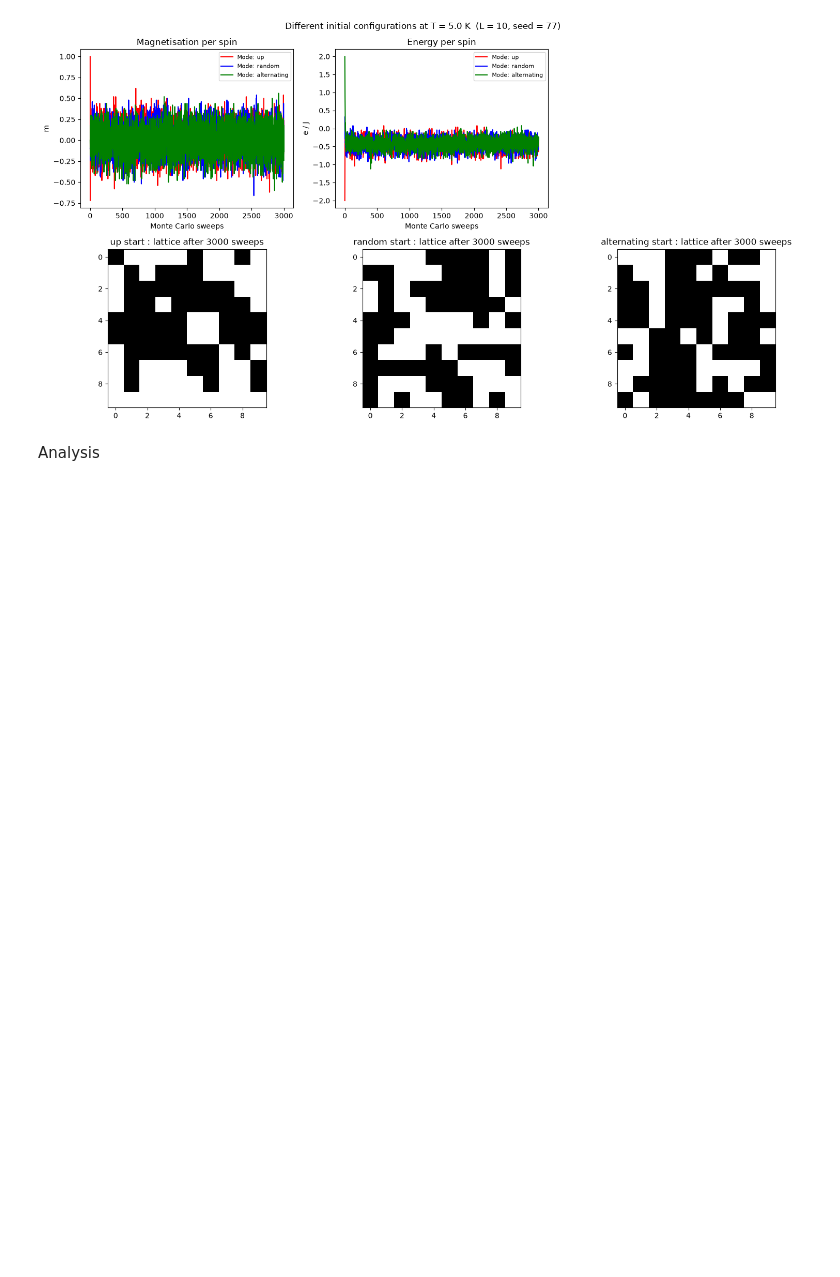
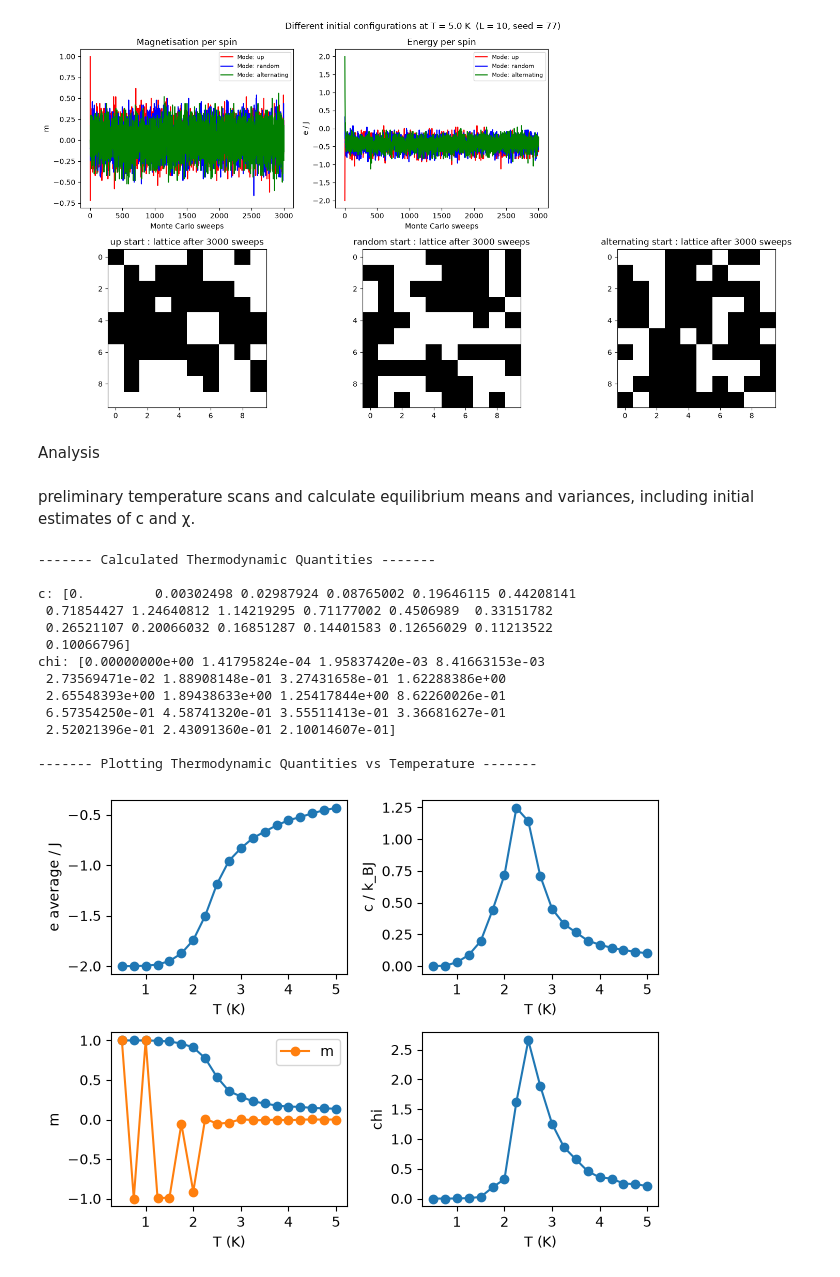
Before and after one commit to eateatyumm-kk/codingchallenge, a Jupyter notebook: main.ipynb, the cells around one changed output. Drawn from its saved outputs; the diff is of its cells as text; code cells hidden in the pictures; blank space fills up the shorter version.

```diff
--- a/main.ipynb
+++ b/main.ipynb
@@ -287,3 +295,80 @@ for T_val in T2:
 [figure]
 # %% [markdown]
 Analysis
+# %% [markdown]
+preliminary temperature scans and calculate equilibrium means and variances, including initial estimates
+of c and χ.
+# %%
+temp_range = np.linspace(0.5, 5.0, 19)
+n_equilibration_sweeps = 1000
+n_sweeps = 3000
+N = L * L
+e_arr = []
+m_arr = []
+
+for i in range(len(temp_range)):
+    T3 = temp_range[i]
+    s3 = sf.make_lattice(L, mode="random", rng=rng) # this is to make sure that the lattice is equilibrated
+    s3, _, _ = sf.run_sweep(s3, T3, n_equilibration_sweeps, J, h, rng=rng)
+    s, m_t2, e_t2 = sf.run_sweep(s3, T3, n_sweeps, J, h, rng=rng)
+    e_arr.append(e_t2)
+    m_arr.append(m_t2)
+
+e_arr = np.array(e_arr)
+m_arr = np.array(m_arr)
+
+m_average = np.array(m_arr).mean(axis=1)
+absolute_m_average = np.array(np.abs(m_arr)).mean(axis=1)
+e_average = np.array(e_arr).mean(axis=1)
+
+m_var = np.array(m_arr).var(axis=1)
+absolute_m_var = np.array(np.abs(m_arr)).var(axis=1)
+e_var = np.array(e_arr).var(axis=1)
+
+c       = N / temp_range**2 * e_var      # Eq. 6
+chi     = N / temp_range * absolute_m_var      # Eq. 7, using |m|
+chi_raw = N / temp_range * m_var
+
+print ("------- Calculated Thermodynamic Quantities -------\n")
+print(f"c: {c}")
+print(f"chi: {chi}\n")
+
+print("------- Plotting Thermodynamic Quantities vs Temperature -------\n")
+
+fig, ax = plt.subplots(2, 2)
+
+ax[0, 0].plot(temp_range, e_average, "o-")
+ax[0, 0].set_xlabel("T (K)")
+ax[0, 0].set_ylabel("e average / J")
+
+ax[0, 1].plot(temp_range, c, "o-")
+ax[0, 1].set_xlabel("T (K)")
+ax[0, 1].set_ylabel("c / k_BJ")
+
+ax[1, 0].plot(temp_range, absolute_m_average, "o-")
+ax[1, 0].plot(temp_range, m_average, "o-", label="m")
+ax[1, 0].set_xlabel("T (K)")
+ax[1, 0].set_ylabel("m")
+ax[1, 0].legend()
+
+ax[1, 1].plot(temp_range, chi, "o-")
+ax[1, 1].set_xlabel("T (K)")
+ax[1, 1].set_ylabel("chi")
+
+plt.tight_layout()
+plt.show()
+# %% [output]
+------- Calculated Thermodynamic Quantities -------
+
+c: [0.         0.00302498 0.02987924 0.08765002 0.19646115 0.44208141
+ 0.71854427 1.24640812 1.14219295 0.71177002 0.4506989  0.33151782
+ 0.26521107 0.20066032 0.16851287 0.14401583 0.12656029 0.11213522
+ 0.10066796]
+chi: [0.00000000e+00 1.41795824e-04 1.95837420e-03 8.41663153e-03
+ 2.73569471e-02 1.88908148e-01 3.27431658e-01 1.62288386e+00
+ 2.65548393e+00 1.89438633e+00 1.25417844e+00 8.62260026e-01
+ 6.57354250e-01 4.58741320e-01 3.55511413e-01 3.36681627e-01
+ 2.52021396e-01 2.43091360e-01 2.10014607e-01]
+
+------- Plotting Thermodynamic Quantities vs Temperature -------
+[figure, added]
```
Also changed, not shown: parts of 2 cells of this notebook.
